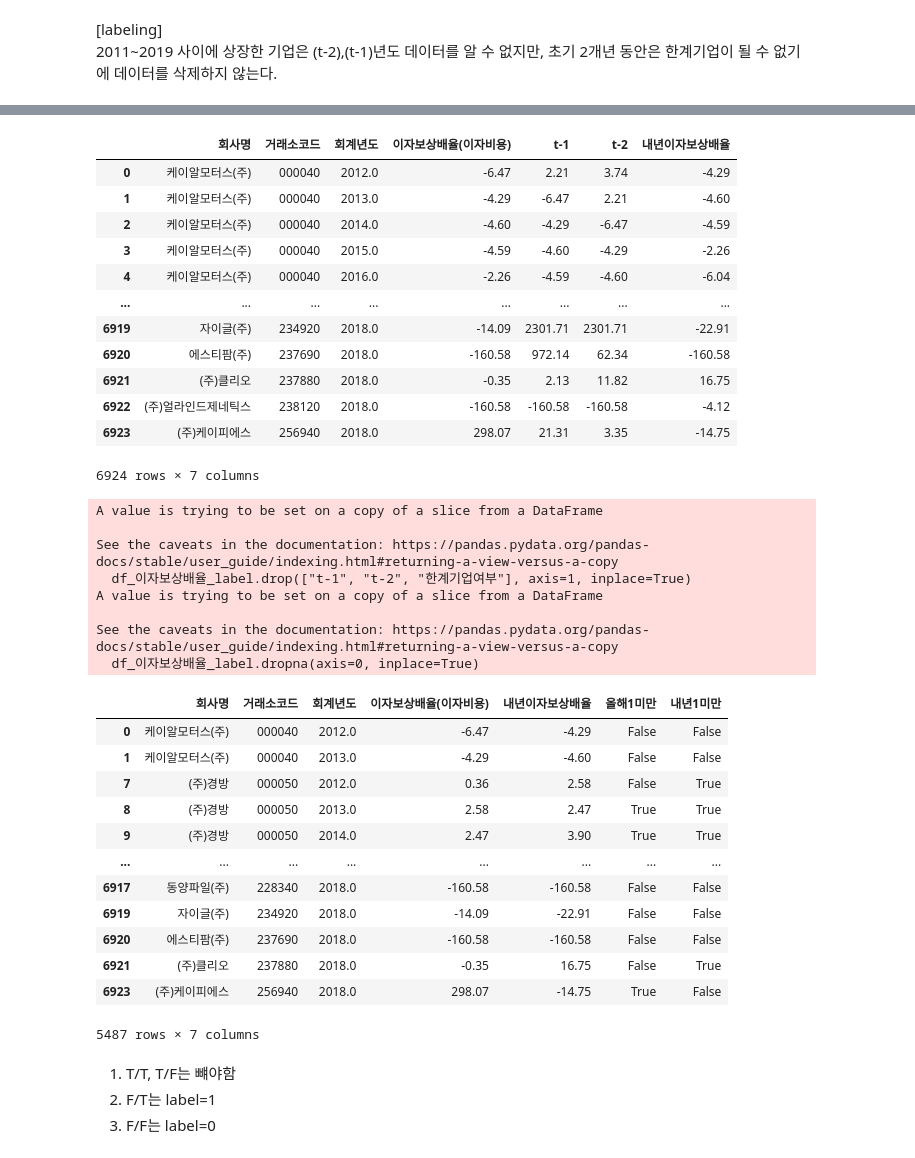
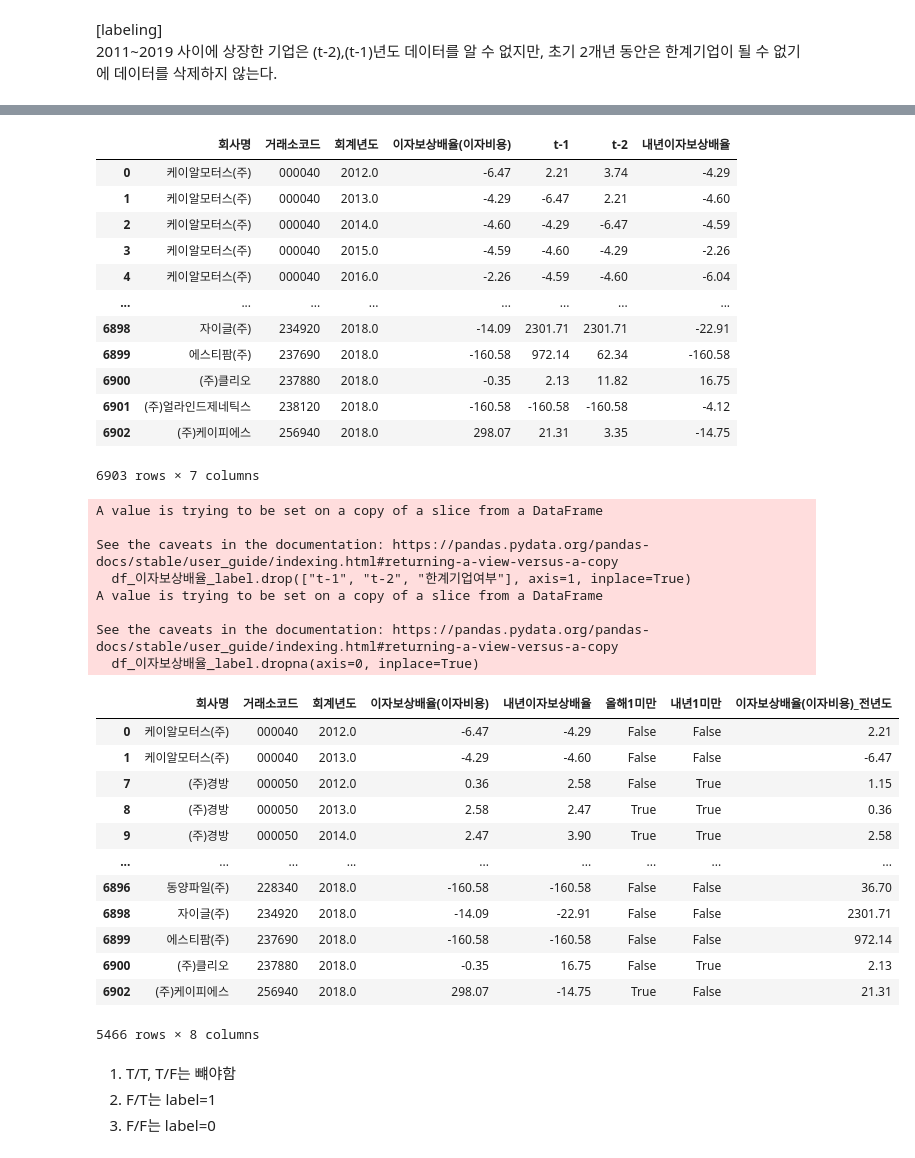
Before and after one commit to Jyassmin/UBION-PROJECT2, a Jupyter notebook: 1.preprocessing.ipynb, the cells around one changed output, grey strips where cells are left out. Saved outputs shown, nothing was run; the diff lists cells and outputs as text; code cells hidden in the pictures.

```diff
--- a/1.preprocessing.ipynb
+++ b/1.preprocessing.ipynb
@@ -408,7 +417,6 @@ print(" -> 인덱스컬럼을 제외한 모든 컬럼에 결측치 존재")
 
 
 # df_연결.isna().sum().to_dict()
-# 2) 데이터 하나도 없는 컬럼 리스트 : 19개
-list_na_col = ['종업원1인당부가가치(백만원)', '종업원수', '종업원1인당매출액(백만원)', '종업원1인당정상영업이익(백만원)', '종업원1인당순이익(백만원)', '종업원1인당인건비(백만원)', '노동장비율',
-    '기계장비율', '자본집약도', '종업원1인당부가가치증가율', '종업원수증가율', '종업원1인당매출액증가율', '종업원1인당인건비증가율', '사내유보율', '사내유보대자기자본비율', '평균배당률', '자기자본배당률', '배당성향', '1주당순자산(원)']
+# 2) 데이터 하나도 없는 컬럼 리스트 : 8개
+list_na_col = ['종업원수', '종업원수증가율', '사내유보율', '사내유보대자기자본비율', '평균배당률', '자기자본배당률', '배당성향', '1주당순자산(원)']
 # %% [output]
@@ -535,10 +543,11 @@ df_재무_결측
 # %%
-# 행전체가 결측치인 것 중 개별재무 데이터로 대체한 컬럼 말고 나머지 결측치 컬럼 리스트(90개))
-list_na_col2 = ['부가가치(백만원)', '법인세비용차감전(계속사업)손익(백만원)', '인건비(백만원)', '금융비용(백만원)', '임차료(백만원)', '감가상각비(백만원)', '총자본투자효율', '부가가치율', '설비투자효율', '노동소득분배율', '자본분배율', '이윤분배율',
-    '총자본증가율', '유형자산증가율', '비유동자산증가율', '유동자산증가율', '재고자산증가율', '자기자본증가율', '매출액증가율', '정상영업이익증가율', '순이익증가율', '총포괄이익증가율', '매출액총이익률', '매출액정상영업이익률', '매출액순이익률',
-    '총자본사업이익률', '총자본정상영업이익률', '총자본순이익률', '자기자본정상영업이익률', '자기자본순이익률', '경영자본정상영업이익률', '경영자본순이익률', '자본금정상영업이익률', '자본금순이익률', '매출원가대매출액비율', '영업비용대영업수익비율',
-    '금융손익비율', '금융비용부담률', '기업순이익률', '수지비율(관계기업투자손익제외)', '인건비대총비용비율', 'R&D투자효율', '금융비용대총비용비율', '이자부담률', '지급이자율', '차입금평균이자율', '유보율', '적립금비율(재정비율)', '유동자산구성비율', '재고자산대유동자산비율', '유동자산대비유동자산비율', '당좌자산구성비율', '비유동자산구성비율', '자기자본구성비율', '타인자본구성비율', '자기자본배율', '유동비율', '당좌비율', '현금비율', '매출채권비율', '재고자산대순운전자본비율', '매입채무대재고자산비율', '유동부채비율', '비유동부채비율', '비유동부채대순운전자본비율', '순운전자본비율',
-    '차입금의존도', '차입금비율', '이자보상배율(이자비용)', 'CASHFLOW대부채비율', 'CASHFLOW대차입금비율', 'CASHFLOW대총자본비율', 'CASHFLOW대매출액비율', '총자본회전률', '자기자본회전률', '자본금회전률', '타인자본회전률', '매입채무회전률', '매입채무회전기간', '유동자산회전률', '당좌자산회전률', '재고자산회전률', '재고자산회전기간', '매출채권회전률', '매출채권회전기간', '비유동자산회전률', '유형자산회전율','순운전자본회전률','운전자본회전률','1회전기간']
+# 행전체가 결측치인 것 중 개별재무 데이터로 대체한 컬럼 말고 나머지 결측치 컬럼 리스트(58개))
+list_na_col2 = ['부가가치(백만원)', '법인세비용차감전(계속사업)손익(백만원)', '인건비(백만원)', '금융비용(백만원)', '감가상각비(백만원)', '총자본증가율', '유형자산증가율', '비유동자산증가율',
+    '유동자산증가율', '재고자산증가율', '자기자본증가율', '매출액증가율', '순이익증가율', '매출액총이익률', '매출액순이익률', '총자본사업이익률', '총자본순이익률', '자기자본순이익률',
+    '경영자본순이익률', '자본금순이익률', '매출원가대매출액비율', '영업비용대영업수익비율', '금융손익비율', '금융비용부담률', '기업순이익률', '인건비대총비용비율', '금융비용대총비용비율',
+    '이자부담률', '지급이자율', '차입금평균이자율', '유보율', '유동자산구성비율', '재고자산대유동자산비율', '유동자산대비유동자산비율', '자기자본구성비율', '타인자본구성비율', '자기자본배율',
+    '유동비율', '현금비율', '매출채권비율', '매입채무대재고자산비율', '순운전자본비율', '차입금의존도', '차입금비율', '이자보상배율(이자비용)', '총자본회전률', '자기자본회전률',
+    '자본금회전률', '타인자본회전률', '매입채무회전률', '유동자산회전률', '당좌자산회전률', '재고자산회전률', '매출채권회전률', '비유동자산회전률', '유형자산회전율', '순운전자본회전률', '운전자본회전률']
 
 df_재무_결측 = df_재무_결측.drop(list_na_col2, axis=1)
 df_재무_결측 = pd.merge(df_재무_결측, df_별도[["거래소코드","회계년도"]+list_na_col2], on=["거래소코드","회계년도"], how = 'left')
@@ -876,0 +872,2 @@ df_재무_통합
+# %%
+df_재무_통합 = df_재무_통합[df_재무_통합['통계청한국표준산업분류10차(대분류)']!='금융 및 보험업']
@@ -1044,7 +1024,7 @@ print(len(list(df_재무_통합["거래소코드"].unique())))
 - 2010년 데이터
 # %%
 # 이자보상배율 2011~2019
-df_이자보상배율 = pd.read_csv("./datasets/raw/사업보고서/사업보고서_통합.csv", index_col=0)
+df_이자보상배율 = pd.read_csv("./datasets/사업보고서_통합.csv", index_col=0)
 df_이자보상배율["거래소코드"] = df_이자보상배율["거래소코드"].map(padding)
 df_이자보상배율 = df_이자보상배율[["회사명", "거래소코드", "회계년도", "이자보상배율(이자비용)", '*(정상)영업손익(보고서기재)(요약)(백만원)', '*이자비용(요약)(백만원)']]
 df_이자보상배율
@@ -1438,50 +1402,51 @@ df_이자보상배율_label
 | 3 | 케이알모터스(주) | 000040 | 2015.0 | -4.59 | -4.60 | -4.29 | -2.26 |
 | 4 | 케이알모터스(주) | 000040 | 2016.0 | -2.26 | -4.59 | -4.60 | -6.04 |
 | ... | ... | ... | ... | ... | ... | ... | ... |
-| 6919 | 자이글(주) | 234920 | 2018.0 | -14.09 | 2301.71 | 2301.71 | -22.91 |
-| 6920 | 에스티팜(주) | 237690 | 2018.0 | -160.58 | 972.14 | 62.34 | -160.58 |
-| 6921 | (주)클리오 | 237880 | 2018.0 | -0.35 | 2.13 | 11.82 | 16.75 |
-| 6922 | (주)얼라인드제네틱스 | 238120 | 2018.0 | -160.58 | -160.58 | -160.58 | -4.12 |
-| 6923 | (주)케이피에스 | 256940 | 2018.0 | 298.07 | 21.31 | 3.35 | -14.75 |
+| 6898 | 자이글(주) | 234920 | 2018.0 | -14.09 | 2301.71 | 2301.71 | -22.91 |
+| 6899 | 에스티팜(주) | 237690 | 2018.0 | -160.58 | 972.14 | 62.34 | -160.58 |
+| 6900 | (주)클리오 | 237880 | 2018.0 | -0.35 | 2.13 | 11.82 | 16.75 |
+| 6901 | (주)얼라인드제네틱스 | 238120 | 2018.0 | -160.58 | -160.58 | -160.58 | -4.12 |
+| 6902 | (주)케이피에스 | 256940 | 2018.0 | 298.07 | 21.31 | 3.35 | -14.75 |
-6924 rows × 7 columns
+6903 rows × 7 columns
 # %%
 def func_updown1(x):
     if x >= 1:
         return True
     else:
         return False
 
 df_이자보상배율_label["올해1미만"] = df_이자보상배율_label["이자보상배율(이자비용)"].map(func_updown1)
 df_이자보상배율_label["내년1미만"] = df_이자보상배율_label["내년이자보상배율"].map(func_updown1)
+df_이자보상배율_label["이자보상배율(이자비용)_전년도"] = df_이자보상배율_label["t-1"]
 df_이자보상배율_label["t-1"] = df_이자보상배율_label["t-1"].map(func_updown1)
 df_이자보상배율_label["t-2"] = df_이자보상배율_label["t-2"].map(func_updown1)
 df_이자보상배율_label["한계기업여부"] = (df_이자보상배율_label["올해1미만"] + df_이자보상배율_label["t-1"] + df_이자보상배율_label["t-2"]).map(func_not)
 df_이자보상배율_label = df_이자보상배율_label[df_이자보상배율_label["한계기업여부"]==False]
 df_이자보상배율_label.drop(["t-1", "t-2", "한계기업여부"], axis=1, inplace=True)
 df_이자보상배율_label.dropna(axis=0, inplace=True)
 df_이자보상배율_label
 # %% [output]
 A value is trying to be set on a copy of a slice from a DataFrame
 
 See the caveats in the documentation: https://pandas.pydata.org/pandas-docs/stable/user_guide/indexing.html#returning-a-view-versus-a-copy
   df_이자보상배율_label.drop(["t-1", "t-2", "한계기업여부"], axis=1, inplace=True)
 A value is trying to be set on a copy of a slice from a DataFrame
 
 See the caveats in the documentation: https://pandas.pydata.org/pandas-docs/stable/user_guide/indexing.html#returning-a-view-versus-a-copy
   df_이자보상배율_label.dropna(axis=0, inplace=True)
-|  | 회사명 | 거래소코드 | 회계년도 | 이자보상배율(이자비용) | 내년이자보상배율 | 올해1미만 | 내년1미만 |
-| 0 | 케이알모터스(주) | 000040 | 2012.0 | -6.47 | -4.29 | False | False |
-| 1 | 케이알모터스(주) | 000040 | 2013.0 | -4.29 | -4.60 | False | False |
-| 7 | (주)경방 | 000050 | 2012.0 | 0.36 | 2.58 | False | True |
-| 8 | (주)경방 | 000050 | 2013.0 | 2.58 | 2.47 | True | True |
-| 9 | (주)경방 | 000050 | 2014.0 | 2.47 | 3.90 | True | True |
-| ... | ... | ... | ... | ... | ... | ... | ... |
-| 6917 | 동양파일(주) | 228340 | 2018.0 | -160.58 | -160.58 | False | False |
-| 6919 | 자이글(주) | 234920 | 2018.0 | -14.09 | -22.91 | False | False |
-| 6920 | 에스티팜(주) | 237690 | 2018.0 | -160.58 | -160.58 | False | False |
-| 6921 | (주)클리오 | 237880 | 2018.0 | -0.35 | 16.75 | False | True |
-| 6923 | (주)케이피에스 | 256940 | 2018.0 | 298.07 | -14.75 | True | False |
+|  | 회사명 | 거래소코드 | 회계년도 | 이자보상배율(이자비용) | 내년이자보상배율 | 올해1미만 | 내년1미만 | 이자보상배율(이자비용)_전년도 |
+| 0 | 케이알모터스(주) | 000040 | 2012.0 | -6.47 | -4.29 | False | False | 2.21 |
+| 1 | 케이알모터스(주) | 000040 | 2013.0 | -4.29 | -4.60 | False | False | -6.47 |
+| 7 | (주)경방 | 000050 | 2012.0 | 0.36 | 2.58 | False | True | 1.15 |
+| 8 | (주)경방 | 000050 | 2013.0 | 2.58 | 2.47 | True | True | 0.36 |
+| 9 | (주)경방 | 000050 | 2014.0 | 2.47 | 3.90 | True | True | 2.58 |
+| ... | ... | ... | ... | ... | ... | ... | ... | ... |
+| 6896 | 동양파일(주) | 228340 | 2018.0 | -160.58 | -160.58 | False | False | 36.70 |
+| 6898 | 자이글(주) | 234920 | 2018.0 | -14.09 | -22.91 | False | False | 2301.71 |
+| 6899 | 에스티팜(주) | 237690 | 2018.0 | -160.58 | -160.58 | False | False | 972.14 |
+| 6900 | (주)클리오 | 237880 | 2018.0 | -0.35 | 16.75 | False | True | 2.13 |
+| 6902 | (주)케이피에스 | 256940 | 2018.0 | 298.07 | -14.75 | True | False | 21.31 |
-5487 rows × 7 columns
+5466 rows × 8 columns
 # %% [markdown]
 1. T/T, T/F는 뺴야함
 2. F/T는 label=1
```
Also changed, not shown: parts of 102 cells of this notebook, 9 other files.
